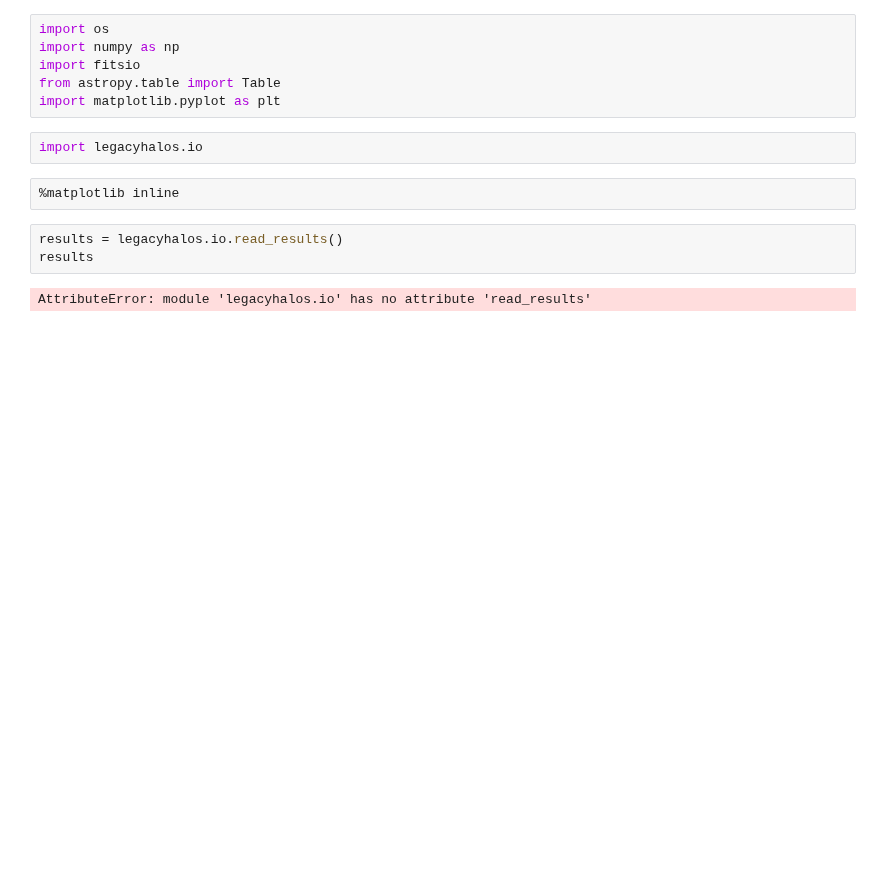
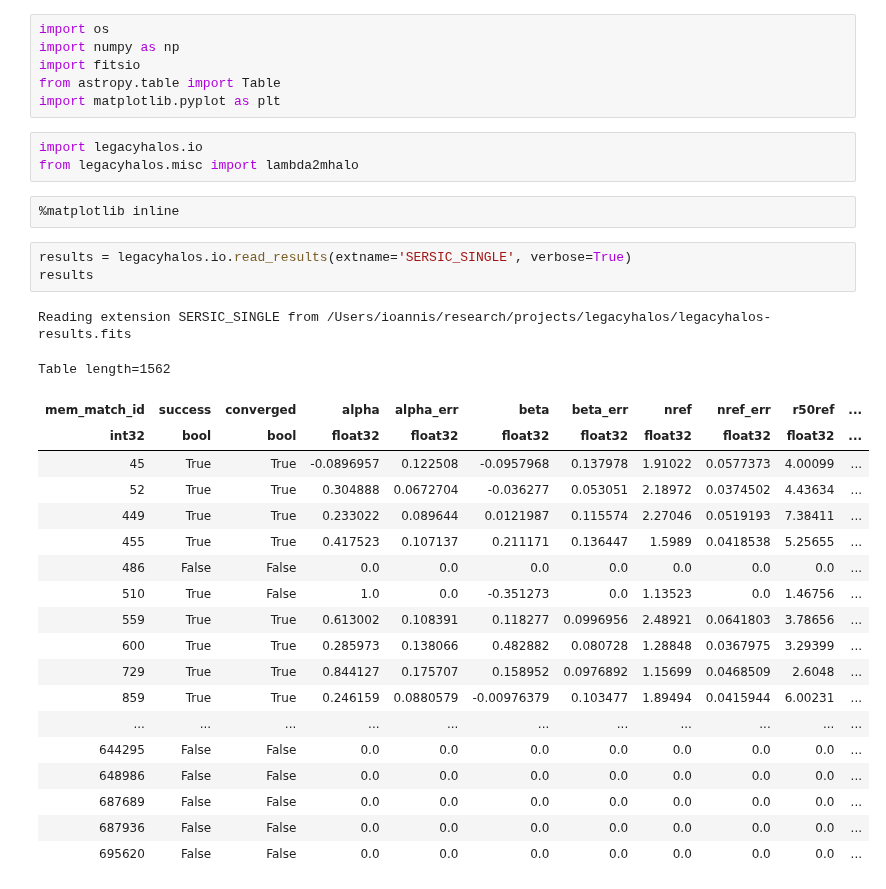
Before and after one commit to moustakas/legacyhalos, a Jupyter notebook: doc/nb/legacyhalos-results.ipynb, the cells around one changed output. Drawn from its saved outputs; the diff is of its cells as text; blank space fills up the shorter version.

```diff
--- a/doc/nb/legacyhalos-results.ipynb
+++ b/doc/nb/legacyhalos-results.ipynb
@@ -6,10 +6,30 @@ from astropy.table import Table
 import matplotlib.pyplot as plt
 # %%
 import legacyhalos.io
+from legacyhalos.misc import lambda2mhalo
 # %%
 %matplotlib inline
 # %%
-results = legacyhalos.io.read_results()
+results = legacyhalos.io.read_results(extname='SERSIC_SINGLE', verbose=True)
 results
 # %% [output]
-AttributeError: module 'legacyhalos.io' has no attribute 'read_results'
+Reading extension SERSIC_SINGLE from /Users/ioannis/research/projects/legacyhalos/legacyhalos-results.fits
+Table length=1562
+| mem_match_id | success | converged | alpha | alpha_err | beta | beta_err | nref | nref_err | r50ref | ... |
+| int32 | bool | bool | float32 | float32 | float32 | float32 | float32 | float32 | float32 | ... |
+| 45 | True | True | -0.0896957 | 0.122508 | -0.0957968 | 0.137978 | 1.91022 | 0.0577373 | 4.00099 | ... |
+| 52 | True | True | 0.304888 | 0.0672704 | -0.036277 | 0.053051 | 2.18972 | 0.0374502 | 4.43634 | ... |
+| 449 | True | True | 0.233022 | 0.089644 | 0.0121987 | 0.115574 | 2.27046 | 0.0519193 | 7.38411 | ... |
+| 455 | True | True | 0.417523 | 0.107137 | 0.211171 | 0.136447 | 1.5989 | 0.0418538 | 5.25655 | ... |
+| 486 | False | False | 0.0 | 0.0 | 0.0 | 0.0 | 0.0 | 0.0 | 0.0 | ... |
+| 510 | True | False | 1.0 | 0.0 | -0.351273 | 0.0 | 1.13523 | 0.0 | 1.46756 | ... |
+| 559 | True | True | 0.613002 | 0.108391 | 0.118277 | 0.0996956 | 2.48921 | 0.0641803 | 3.78656 | ... |
+| 600 | True | True | 0.285973 | 0.138066 | 0.482882 | 0.080728 | 1.28848 | 0.0367975 | 3.29399 | ... |
+| 729 | True | True | 0.844127 | 0.175707 | 0.158952 | 0.0976892 | 1.15699 | 0.0468509 | 2.6048 | ... |
+| 859 | True | True | 0.246159 | 0.0880579 | -0.00976379 | 0.103477 | 1.89494 | 0.0415944 | 6.00231 | ... |
+| ... | ... | ... | ... | ... | ... | ... | ... | ... | ... | ... |
+| 644295 | False | False | 0.0 | 0.0 | 0.0 | 0.0 | 0.0 | 0.0 | 0.0 | ... |
+| 648986 | False | False | 0.0 | 0.0 | 0.0 | 0.0 | 0.0 | 0.0 | 0.0 | ... |
+| 687689 | False | False | 0.0 | 0.0 | 0.0 | 0.0 | 0.0 | 0.0 | 0.0 | ... |
+| 687936 | False | False | 0.0 | 0.0 | 0.0 | 0.0 | 0.0 | 0.0 | 0.0 | ... |
+| 695620 | False | False | 0.0 | 0.0 | 0.0 | 0.0 | 0.0 | 0.0 | 0.0 | ... |
```
Also changed, not shown: parts of 8 cells of this notebook, 2 other files.
